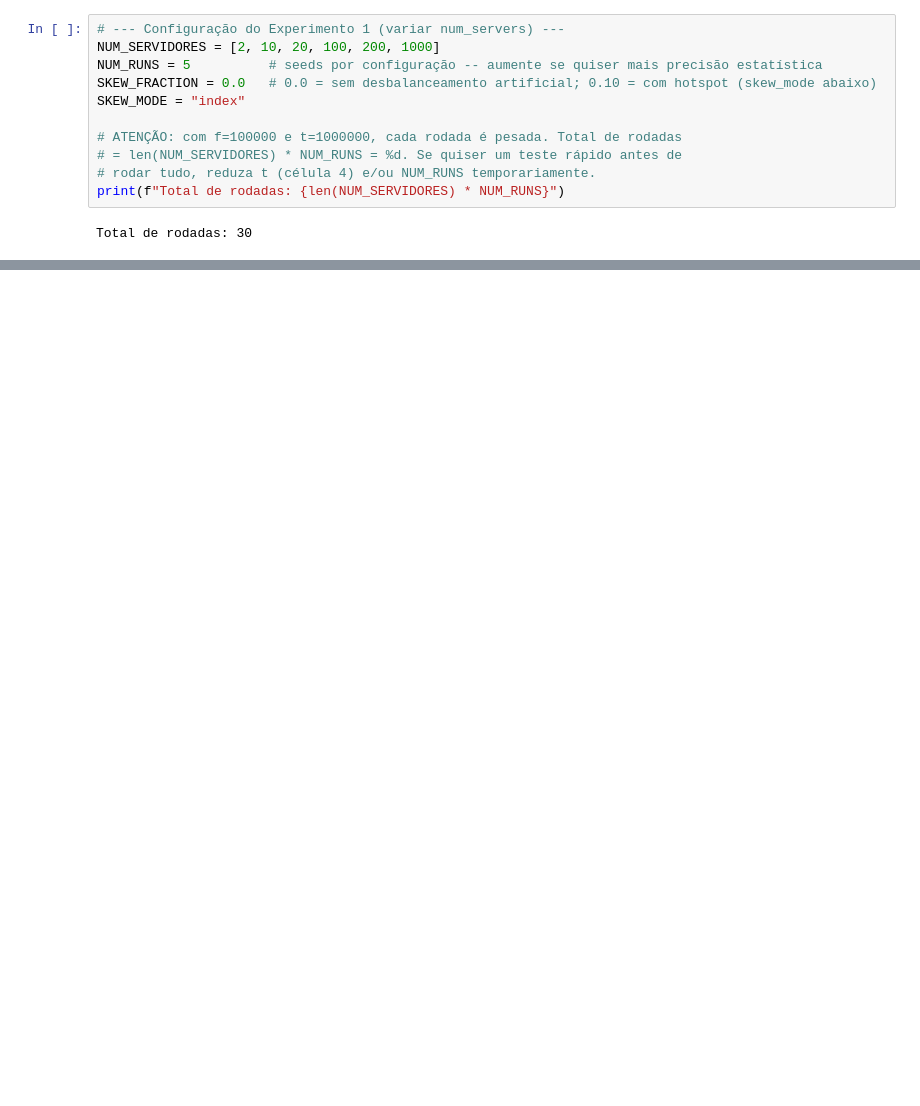
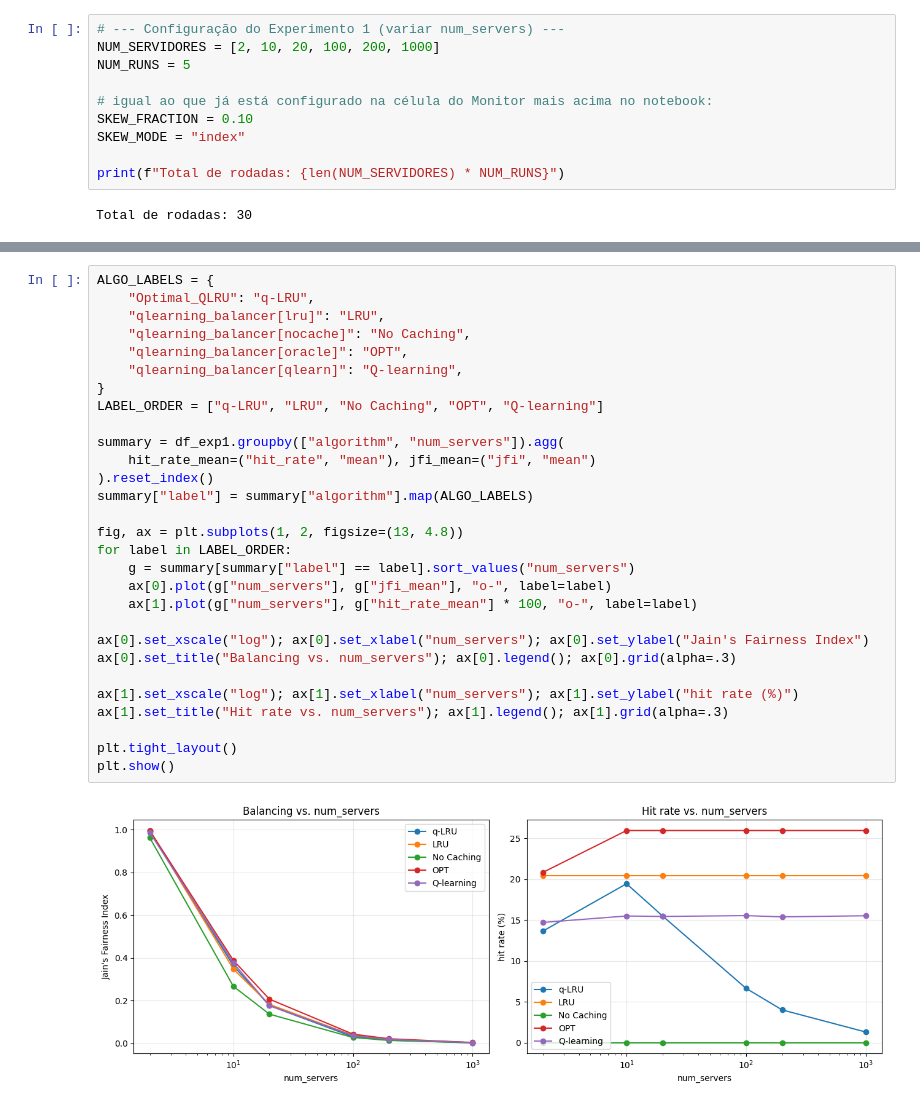
Before and after one commit to GiuliaMarcelaS/Caching_RL, a Jupyter notebook: RL_caching/notebook.ipynb, the cells around one changed output, grey strips where cells are left out. Cells and saved outputs as stored; diff of their text form; blank space fills up the shorter version.

Commit message:
atualização notebook

```diff
--- a/RL_caching/notebook.ipynb
+++ b/RL_caching/notebook.ipynb
@@ -368,13 +267,12 @@ plt.show()
 # %%
 # --- Configuração do Experimento 1 (variar num_servers) ---
 NUM_SERVIDORES = [2, 10, 20, 100, 200, 1000]
-NUM_RUNS = 5          # seeds por configuração -- aumente se quiser mais precisão estatística
-SKEW_FRACTION = 0.0   # 0.0 = sem desbalanceamento artificial; 0.10 = com hotspot (skew_mode abaixo)
+NUM_RUNS = 5
+
+# igual ao que já está configurado na célula do Monitor mais acima no notebook:
+SKEW_FRACTION = 0.10
 SKEW_MODE = "index"
 
-# ATENÇÃO: com f=100000 e t=1000000, cada rodada é pesada. Total de rodadas
-# = len(NUM_SERVIDORES) * NUM_RUNS = %d. Se quiser um teste rápido antes de
-# rodar tudo, reduza t (célula 4) e/ou NUM_RUNS temporariamente.
 print(f"Total de rodadas: {len(NUM_SERVIDORES) * NUM_RUNS}")
 # %% [output]
 Total de rodadas: 30
@@ -416,0 +322,31 @@ KeyboardInterrupt:
+# %%
+ALGO_LABELS = {
+    "Optimal_QLRU": "q-LRU",
+    "qlearning_balancer[lru]": "LRU",
+    "qlearning_balancer[nocache]": "No Caching",
+    "qlearning_balancer[oracle]": "OPT",
+    "qlearning_balancer[qlearn]": "Q-learning",
+}
+LABEL_ORDER = ["q-LRU", "LRU", "No Caching", "OPT", "Q-learning"]
+
+summary = df_exp1.groupby(["algorithm", "num_servers"]).agg(
+    hit_rate_mean=("hit_rate", "mean"), jfi_mean=("jfi", "mean")
+).reset_index()
+summary["label"] = summary["algorithm"].map(ALGO_LABELS)
+
+fig, ax = plt.subplots(1, 2, figsize=(13, 4.8))
+for label in LABEL_ORDER:
+    g = summary[summary["label"] == label].sort_values("num_servers")
+    ax[0].plot(g["num_servers"], g["jfi_mean"], "o-", label=label)
+    ax[1].plot(g["num_servers"], g["hit_rate_mean"] * 100, "o-", label=label)
+
+ax[0].set_xscale("log"); ax[0].set_xlabel("num_servers"); ax[0].set_ylabel("Jain's Fairness Index")
+ax[0].set_title("Balancing vs. num_servers"); ax[0].legend(); ax[0].grid(alpha=.3)
+
+ax[1].set_xscale("log"); ax[1].set_xlabel("num_servers"); ax[1].set_ylabel("hit rate (%)")
+ax[1].set_title("Hit rate vs. num_servers"); ax[1].legend(); ax[1].grid(alpha=.3)
+
+plt.tight_layout()
+plt.show()
+# %% [output]
+[figure, added]
```
Also changed, not shown: parts of 31 cells of this notebook, 4 other files.
